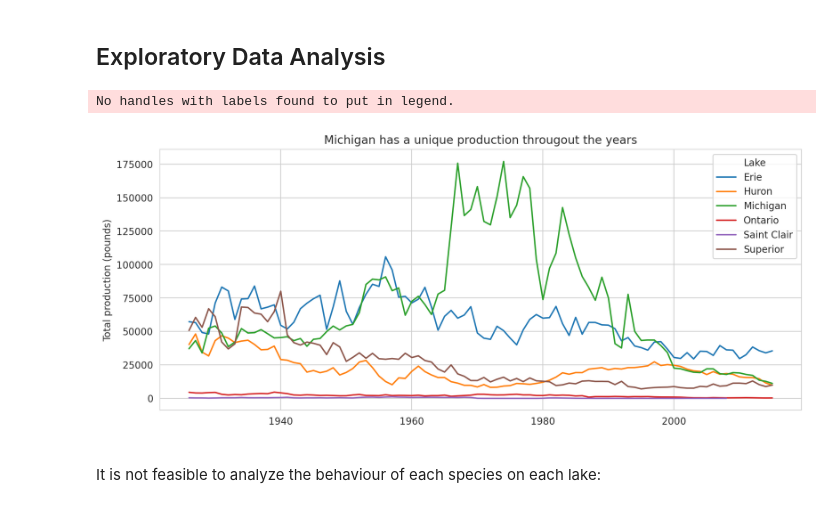
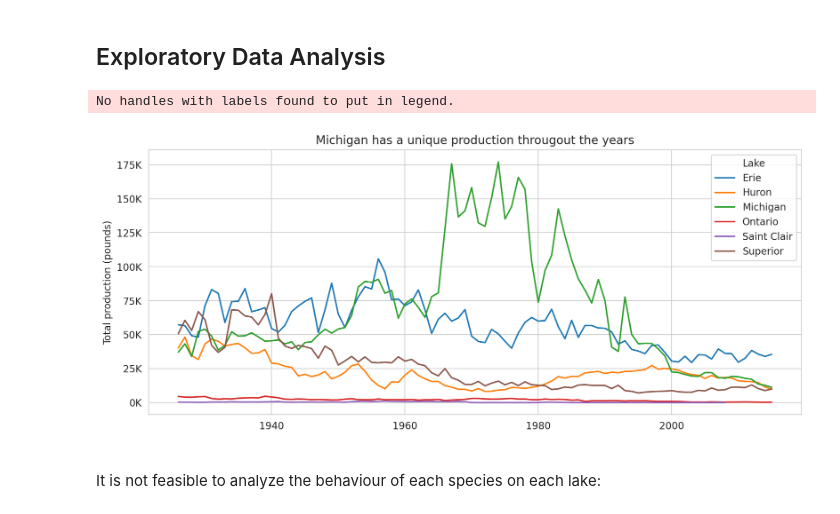
Before and after one commit to tayrone/tidy_tuesday_python, a Jupyter notebook: fishing_210608.ipynb, the cells around one changed output. Cells and saved outputs as stored; diff of their text form; code cells hidden in the pictures.

```diff
--- a/fishing_210608.ipynb
+++ b/fishing_210608.ipynb
@@ -26,22 +28,25 @@ fishing_sum = (fishing
 # %%
 plt.figure(figsize = (12, 5), dpi = 200)
 sns.set_style("whitegrid")
 
 plt.ticklabel_format(style = 'sci', axis = 'y')
 plt.title('Michigan has a unique production througout the years')
 plt.ylabel('Total production (pounds)')
 plt.xlabel(' ')
 plt.legend(title = 'Lake')
 
 # plt.legend(bbox_to_anchor=(1.05, 1), loc=2, borderaxespad=0.)
 
 ax = sns.lineplot(x = 'year', y = 'values', data = fishing_sum, hue = 'lake',)
 
+ax.yaxis.set_major_formatter(
+    ticker.FuncFormatter(lambda x, pos: '{:,.0f}'.format(x/1000) + 'K'))
+
 ax.legend(title = 'Lake')
 plt.show(ax)
 # %% [output]
 No handles with labels found to put in legend.
-[figure, old version]
+[figure, new version]
 # %% [markdown]
 It is not feasible to analyze the behaviour of each species on each lake:
 # %%
```
Also changed, not shown: parts of 10 cells of this notebook.
